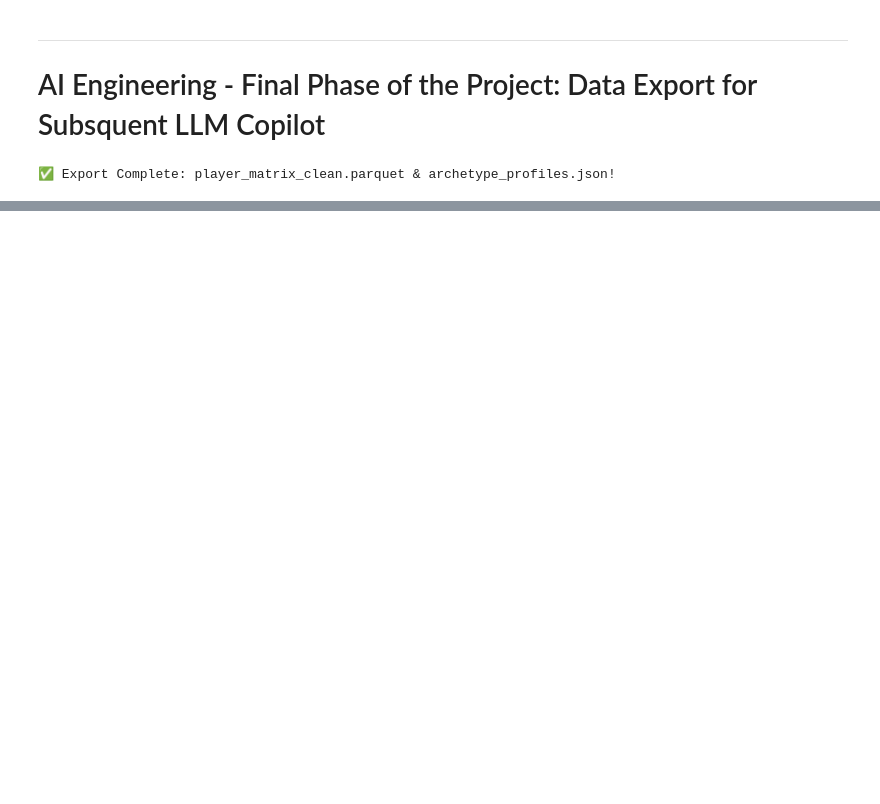
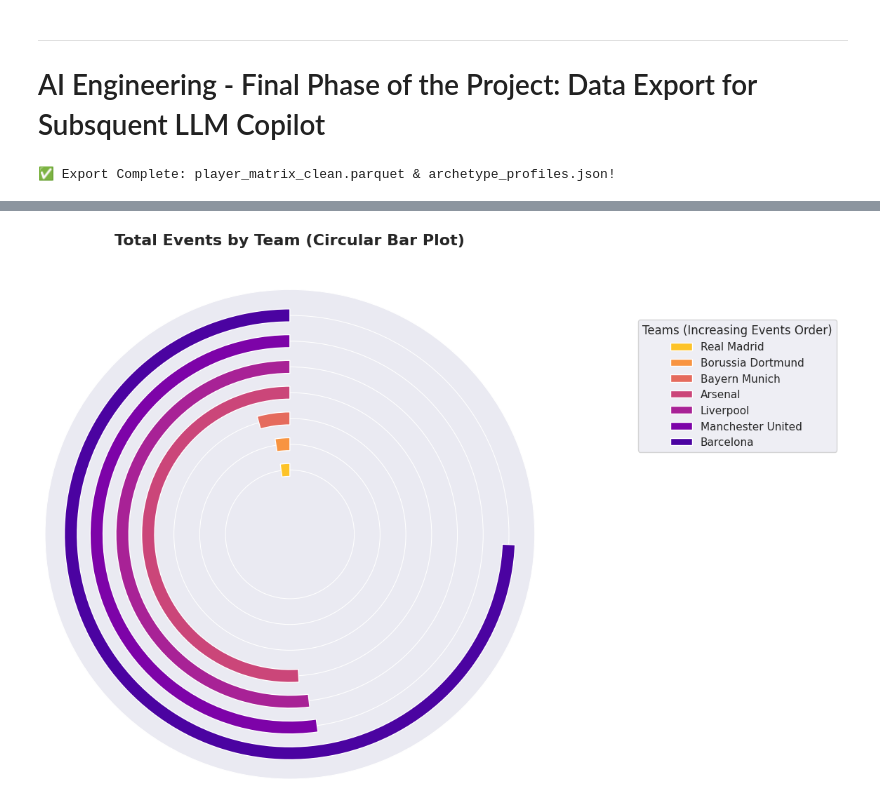
Before and after one commit to alijrizvi/european-football-player-archetypes, a Jupyter notebook: notebooks/04_ml_pca+clustering.ipynb, the cells around one changed output, grey strips where cells are left out. Drawn from its saved outputs; the diff is of its cells as text; code cells hidden in the pictures; blank space fills up the shorter version.

```diff
--- a/notebooks/04_ml_pca+clustering.ipynb
+++ b/notebooks/04_ml_pca+clustering.ipynb
@@ -859,0 +829,63 @@ def get_top_archetype_players(
+# %%
+# Circular Bar Plot (Race Track Plot) - Aggregated by Team
+
+import math
+import numpy as np
+import matplotlib.pyplot as plt
+import seaborn as sns
+
+# 1. Aggregate total events per team
+team_matrix = player_matrix_clean.groupby('team')['total_events'].sum().reset_index()
+# Sort to make the circular plot display nicely
+team_matrix = team_matrix.sort_values(by='total_events', ascending=True).reset_index(drop=True)
+n_teams = len(team_matrix)
+
+# Create formatted clean team names for labeling
+clean_team_labels = [t.replace('_', ' ').title() for t in team_matrix['team']]
+
+# 2. Function to Extract a List of Colors
+def get_color(name, number):
+    pal = list(sns.color_palette(palette = name, n_colors = number).as_hex())
+    return pal
+
+# Generate distinct shades specifically for the number of unique teams
+pal_vi = get_color('plasma_r', n_teams)
+
+# Increased figure size for a more stretched and zoomed-out look
+plt.figure(figsize = (12, 12))
+sns.set_style('darkgrid')
+
+# Setting the Max value for normalization (largest team's total events)
+max_val = max(team_matrix['total_events']) * 1.01
+ax = plt.subplot(projection = 'polar')
+
+# Setting the Subplot
+ax.set_theta_zero_location('N')
+ax.set_theta_direction(1)
+ax.set_thetagrids([], labels = [])
+
+# --- STRETCH & ZOOM ADJUSTMENTS ---
+# Using a negative lower bound (e.g., -2.5) creates a larger empty center hole,
+# pushing the bars and labels further out to prevent overlapping.
+ax.set_ylim(-2.5, n_teams)
+
+# Clear/hide the radial track text labels directly on the plot as requested
+ax.set_rgrids(range(n_teams), labels = [])
+
+# Draw the circular bars for each team
+for i in range(n_teams):
+    ax.barh(
+        i,
+        team_matrix.loc[i, 'total_events'] * 1.5 * np.pi / max_val,
+        label = clean_team_labels[i],
+        color = pal_vi[i],
+        height = 0.5  # Thinner bars to give more breathing room between tracks
+    )
+
+# Reposition the legend with extra padding
+plt.legend(bbox_to_anchor = (1.2, 0.95), loc = 2, title = "Teams (Increasing Events Order)", fontsize=11, title_fontsize=12)
+plt.title("Total Events by Team (Circular Bar Plot)", y = 1.08, fontsize = 16, fontweight='bold')
+plt.tight_layout()
+plt.show()
+# %% [output]
+[figure, added]
```
Also changed, not shown: parts of 15 cells of this notebook.
